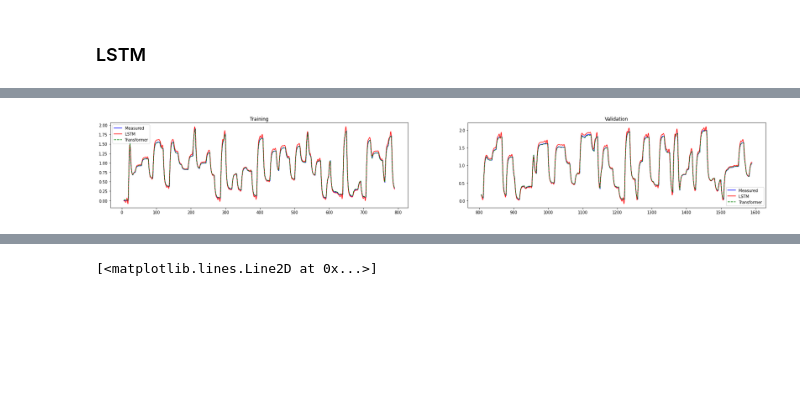
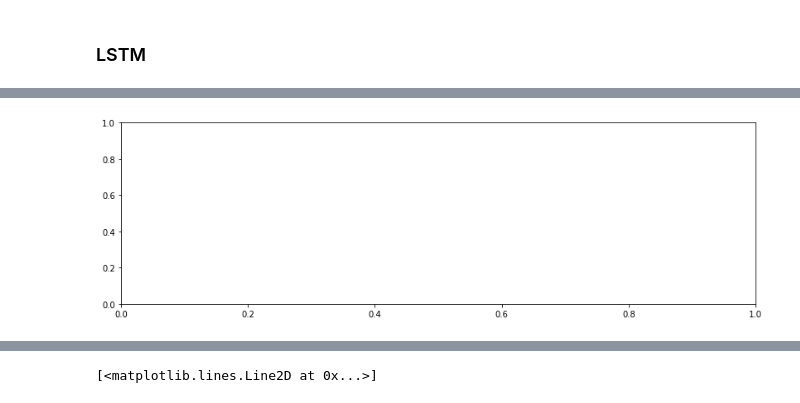
Before and after one commit to BYU-PRISM/Transformer_MPC, a Jupyter notebook: 02_Surrogate/FOPDT/MIMO/01_2_Transformer_Training_FOPDT_Multistep_prediction.ipynb, the cells around one changed output, grey strips where cells are left out. Cells and saved outputs as stored; diff of their text form; code cells hidden in the pictures; blank space fills up the shorter version.

```diff
--- a/02_Surrogate/FOPDT/MIMO/01_2_Transformer_Training_FOPDT_Multistep_prediction.ipynb
+++ b/02_Surrogate/FOPDT/MIMO/01_2_Transformer_Training_FOPDT_Multistep_prediction.ipynb
@@ -48,4 +49,5 @@ from keras.models import load_model
 from tqdm.keras import TqdmCallback
 # %%
 data = pd.read_pickle(path + 'MIMO_open_loop_data_3000.pkl')
+data = pd.DataFrame(np.array(data).T, columns=['u1', 'u2', 'y1', 'y2'])
 # %%
@@ -126,13 +136,15 @@ X_val, Y_val = np.array(X_val), np.array(Y_val)
 ## Replacing outputs in the prediction horizon ($\text y_{k+i}$) with the latest measured value ($\text y_k$)  , where, $i = 1, 2, ... ,\text P$
 # %%
 for i in range(0, len(X_train)):
-  X_train[i][window:,1] = X_train[i][window-1,1]
+  X_train[i][window:,2] = X_train[i][window-1,2]
+  X_train[i][window:,3] = X_train[i][window-1,3]
 
 for i in range(0, len(X_val)):
-  X_val[i][window:,1] = X_val[i][window-1,1]
+  X_val[i][window:,2] = X_val[i][window-1,2]
+  X_val[i][window:,3] = X_val[i][window-1,3]
 # %%
 # Demension of training data set
-Y_train = np.reshape(Y_train, (Y_train.shape[0], Y_train.shape[1]))
-Y_val = np.reshape(Y_val, (Y_val.shape[0], Y_val.shape[1]))
+# Y_train = np.reshape(Y_train, (Y_train.shape[0], Y_train.shape[1]*Y_train.shape[2]))
+# Y_val = np.reshape(Y_val, (Y_val.shape[0], Y_val.shape[1]*Y_val.shape[2]))
 np.shape(X_train), np.shape(Y_train)
 # %% [output]
@@ -198,9 +220,14 @@ model_lstm.add(LSTM(units=100, return_sequences=True, \
 model_lstm.add(Dropout(0.2))
 model_lstm.add(LSTM(units=100, return_sequences=True))
 model_lstm.add(Dropout(0.2))
-model_lstm.add(LSTM(units=100))
+model_lstm.add(LSTM(units=100, return_sequences=False))
 model_lstm.add(Dropout(0.2))
-model_lstm.add(Dense(units=Y_train.shape[1])) #units = number of outputs
+# model_lstm.add(Conv1DTranspose(kernel_size=1, filters=2, padding='valid')) #units = number of outputs
+# model_lstm.add(Conv1DTranspose(kernel_size=1, filters=2, padding='valid')) #units = number of outputs
+# model_lstm.add(Dropout(0.5))
+model_lstm.add(tf.keras.layers.Flatten())
+model_lstm.add(Dense(units=20))
+model_lstm.add(Reshape((10, 2)))
 model_lstm.compile(optimizer = 'adam', loss = 'mean_squared_error',\
               metrics = ['accuracy'])
 # Allow for early exit
@@ -327,54 +361,54 @@ Yp_train_lstm = model_lstm.predict(X_train)
 Yp_val_lstm = model_lstm.predict(X_val)
 
 # un-scale outputs
-Yu_train_lstm = s2.inverse_transform(Yp_train_lstm) # model prediction
-Ym_train = s2.inverse_transform(Y_train) # measured value
+# Yu_train_lstm = s2.inverse_transform(Yp_train_lstm) # model prediction
+# Ym_train = s2.inverse_transform(Y_train) # measured value
 
-Yu_val_lstm = s2.inverse_transform(Yp_val_lstm) # model prediction
-Ym_val = s2.inverse_transform(Y_val) # measured value
+# Yu_val_lstm = s2.inverse_transform(Yp_val_lstm) # model prediction
+# Ym_val = s2.inverse_transform(Y_val) # measured value
 
 
 # Verify the fit of the model
-Yp_train_trans = model_trans.predict(X_train)
-Yp_val_trans = model_trans.predict(X_val)
+# Yp_train_trans = model_trans.predict(X_train)
+# Yp_val_trans = model_trans.predict(X_val)
 
 # un-scale outputs
-Yu_train_trans = s2.inverse_transform(Yp_train_trans) # model prediction
-Ym_train = s2.inverse_transform(Y_train) # measured value
+# Yu_train_trans = s2.inverse_transform(Yp_train_trans) # model prediction
+# Ym_train = s2.inverse_transform(Y_train) # measured value
 
-Yu_val_trans = s2.inverse_transform(Yp_val_trans) # model prediction
-Ym_val = s2.inverse_transform(Y_val) # measured value
+# Yu_val_trans = s2.inverse_transform(Yp_val_trans) # model prediction
+# Ym_val = s2.inverse_transform(Y_val) # measured value
 
 
 
 
-plt.figure(0, figsize=(30,4))
-plt.subplot(1,2,1)
-plt.plot(data.index[window:cut_index-P],Ym_train[:,0],'b-',label='Measured')
-plt.plot(data.index[window:cut_index-P],Yu_train_lstm[:,0],'r-',label='LSTM')
-plt.plot(data.index[window:cut_index-P],Yu_train_trans[:,0],'g--',label='Transformer')
+# plt.figure(0, figsize=(30,4))
+# plt.subplot(1,2,1)
+# plt.plot(data.index[window:cut_index-P],Ym_train[:,0],'b-',label='Measured')
+# plt.plot(data.index[window:cut_index-P],Yu_train_lstm[:,0],'r-',label='LSTM')
+# plt.plot(data.index[window:cut_index-P],Yu_train_trans[:,0],'g--',label='Transformer')
 
-plt.title('Training')
-plt.legend()
-plt.subplot(1,2,2)
-plt.plot(data.index[cut_index+window:-P],Ym_val[:,0],'b-',label='Measured')
-plt.plot(data.index[cut_index+window:-P],Yu_val_lstm[:,0],'r-',label='LSTM')
-plt.plot(data.index[cut_index+window:-P],Yu_val_trans[:,0],'g--',label='Transformer')
-plt.title('Validation')
-plt.legend()
+# plt.title('Training')
+# plt.legend()
+# plt.subplot(1,2,2)
+# plt.plot(data.index[cut_index+window:-P],Ym_val[:,0],'b-',label='Measured')
+# plt.plot(data.index[cut_index+window:-P],Yu_val_lstm[:,0],'r-',label='LSTM')
+# plt.plot(data.index[cut_index+window:-P],Yu_val_trans[:,0],'g--',label='Transformer')
+# plt.title('Validation')
+# plt.legend()
 
-plt.figure(1, figsize=(30,4))
-plt.subplot(1,2,1)
-plt.plot(data.index[window:cut_index-P],Ym_train[:,4],'b-',label='Measured')
-plt.plot(data.index[window:cut_index-P],Yu_train_lstm[:,4],'r-',label='LSTM')
-plt.plot(data.index[window:cut_index-P],Yu_train_trans[:,4],'g--',label='Transformer')
-plt.title('Training')
-plt.legend()
+# plt.figure(1, figsize=(30,4))
+# plt.subplot(1,2,1)
+# plt.plot(data.index[window:cut_index-P],Ym_train[:,4],'b-',label='Measured')
+# plt.plot(data.index[window:cut_index-P],Yu_train_lstm[:,4],'r-',label='LSTM')
+# plt.plot(data.index[window:cut_index-P],Yu_train_trans[:,4],'g--',label='Transformer')
+# plt.title('Training')
+# plt.legend()
 
-plt.subplot(1,2,2)
-plt.plot(data.index[cut_index+window:-P],Ym_val[:,4],'b-',label='Measured')
-plt.plot(data.index[cut_index+window:-P],Yu_val_lstm[:,4],'r-',label='LSTM')
-plt.plot(data.index[cut_index+window:-P],Yu_val_trans[:,4],'g--',label='Transformer')
-plt.title('Validation')
-plt.legend()
+# plt.subplot(1,2,2)
+# plt.plot(data.index[cut_index+window:-P],Ym_val[:,4],'b-',label='Measured')
+# plt.plot(data.index[cut_index+window:-P],Yu_val_lstm[:,4],'r-',label='LSTM')
+# plt.plot(data.index[cut_index+window:-P],Yu_val_trans[:,4],'g--',label='Transformer')
+# plt.title('Validation')
+# plt.legend()
 # %% [output]
@@ -382 +416 @@ plt.legend()
-[figure, old version]
+[figure, new version]
```
Also changed, not shown: parts of 18 cells of this notebook, 6 other files.
